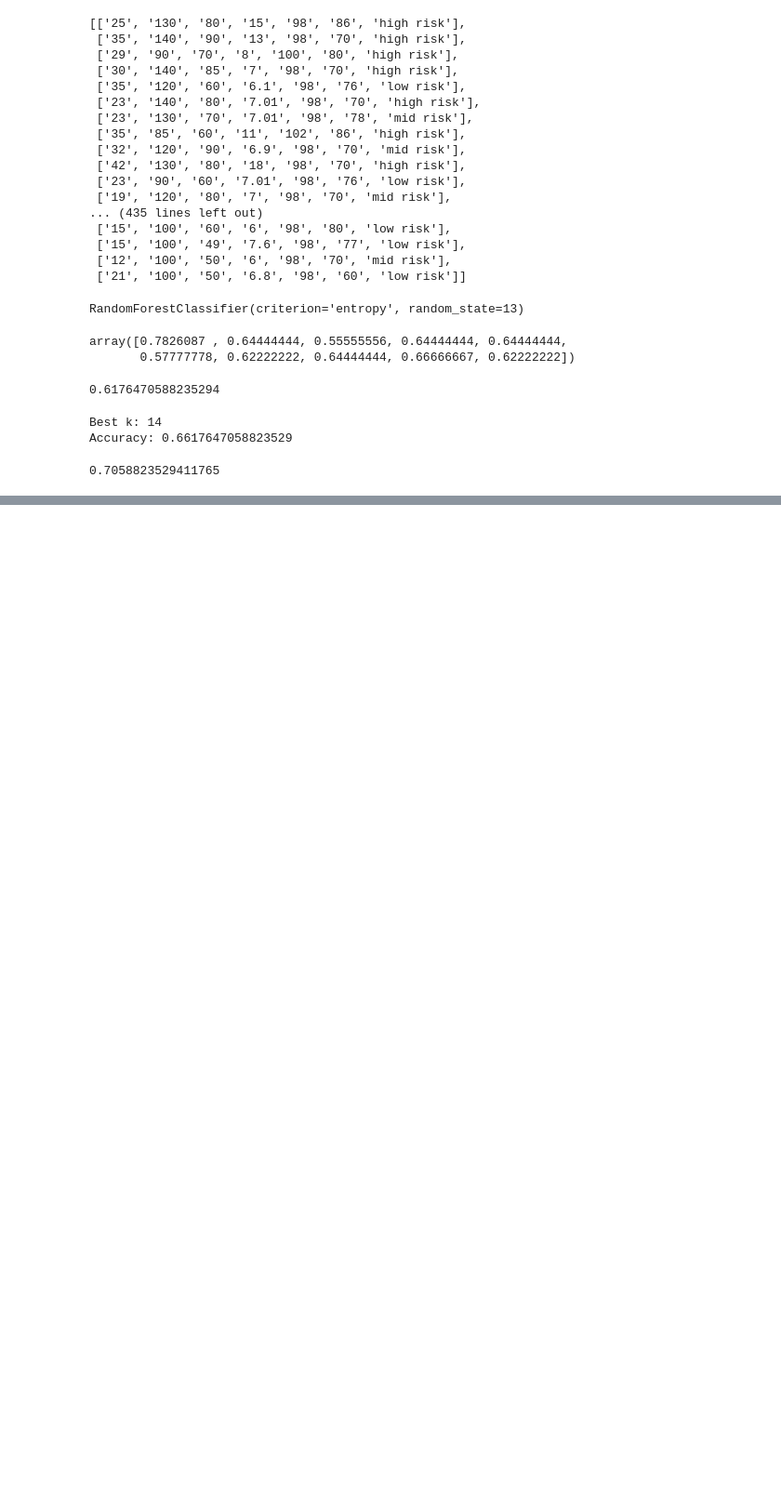
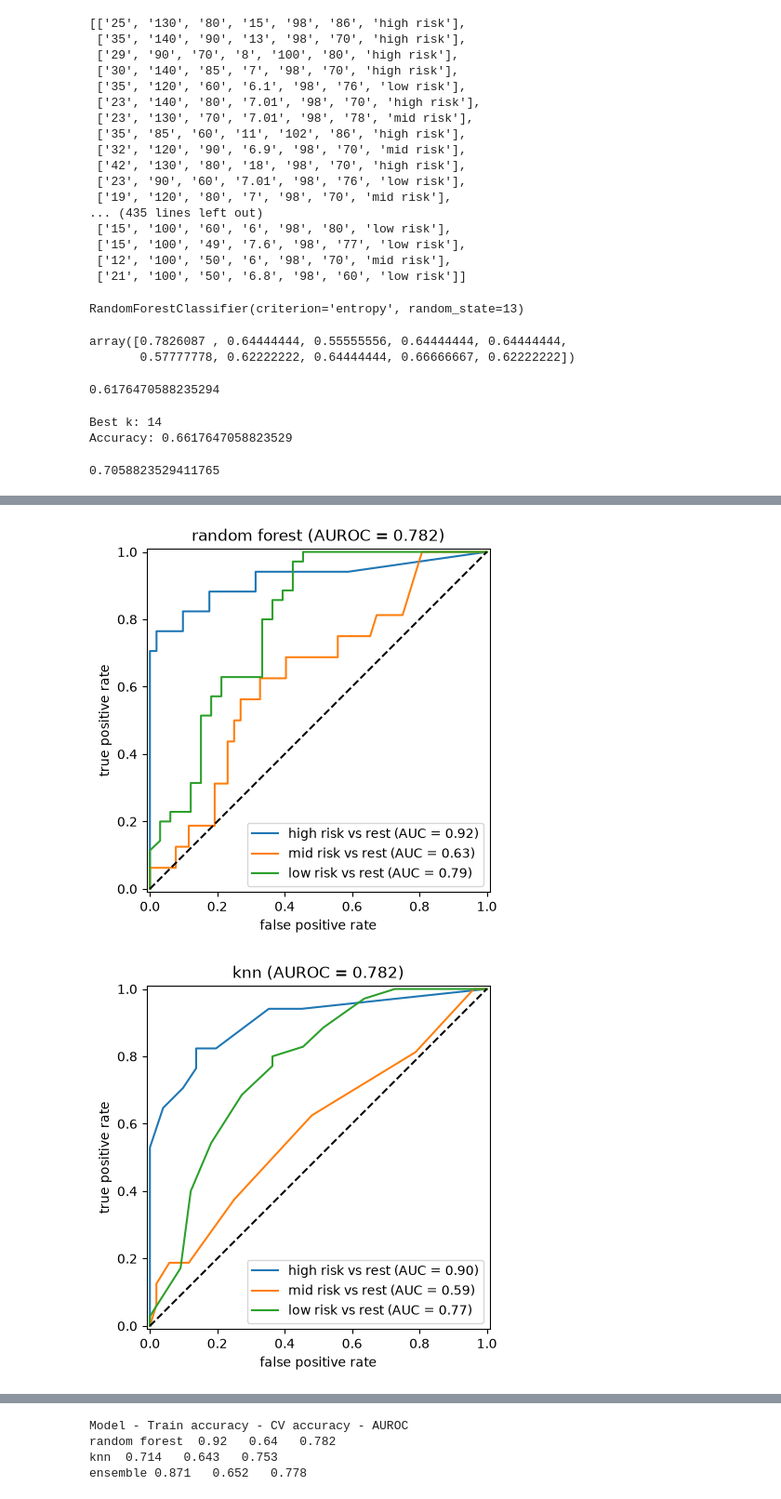
Before and after one commit to aschmidt2024/Predicting-Maternal-Health-Risk, a Jupyter notebook: FinalProject.ipynb, the cells around one changed output, grey strips where cells are left out. Shown at 93% size. Drawn from its saved outputs; the diff is of its cells as text; code cells hidden in the pictures; blank space fills up the shorter version.

```diff
--- a/FinalProject.ipynb
+++ b/FinalProject.ipynb
@@ -153,2 +241,49 @@ Ensemble CV accuracy:  [0.76086957 0.64444444 0.68888889 0.62222222 0.62222222 0
 # %%
 # roc curves and auroc
+# https://scikit-learn.org/stable/modules/generated/sklearn.metrics.RocCurveDisplay.html
+from sklearn.metrics import RocCurveDisplay
+
+probabilities = rfc.predict_proba(xtest)
+AUCs = []
+for riskLevel in [1, 2, 3]:
+    yBinary = [1 if label == riskLevel else 0 for label in ytest]
+    riskProbabilities = [p [riskLevel - 1] for p in probabilities]
+    display = RocCurveDisplay.from_predictions(yBinary, riskProbabilities, ax=plt.gca(), name=class_names[riskLevel] + " vs rest")
+    AUCs.append(display.roc_auc)
+rfAUC = sum(AUCs) / len(AUCs)
+plt.plot([0, 1], [0, 1], 'k--')
+plt.xlabel("false positive rate")
+plt.ylabel("true positive rate")
+plt.title("random forest" + " (AUROC = " + str(round(rfAUC, 3)) + ")")
+plt.show()
+
+probabilities = knn.predict_proba(xtestScaled)
+AUCs = []
+for riskLevel in [1, 2, 3]:
+    yBinary = [1 if label == riskLevel else 0 for label in ytest]
+    riskProbabilities = [p [riskLevel - 1] for p in probabilities]
+    display = RocCurveDisplay.from_predictions(yBinary, riskProbabilities, ax=plt.gca(), name=class_names[riskLevel] + " vs rest")
+    AUCs.append(display.roc_auc)
+knnAUC = sum(AUCs) / len(AUCs)
+plt.plot([0, 1], [0, 1], 'k--')
+plt.xlabel("false positive rate")
+plt.ylabel("true positive rate")
+plt.title("knn" + " (AUROC = " + str(round(rfAUC, 3)) + ")")
+plt.show()
+
+probabilities = ensemble.predict_proba(xtestScaled)
+AUCs = []
+for riskLevel in [1, 2, 3]:
+    yBinary = [1 if label == riskLevel else 0 for label in ytest]
+    riskProbabilities = [p [riskLevel - 1] for p in probabilities]
+    display = RocCurveDisplay.from_predictions(yBinary, riskProbabilities, ax=plt.gca(), name=class_names[riskLevel] + " vs rest")
+    AUCs.append(display.roc_auc)
+ensembleAUC = sum(AUCs) / len(AUCs)
+plt.plot([0, 1], [0, 1], 'k--')
+plt.xlabel("false positive rate")
+plt.ylabel("true positive rate")
+plt.title("ensemble" + " (AUROC = " + str(round(rfAUC, 3)) + ")")
+plt.show()
+# %% [output]
+[figure, added]
+[figure, added]
@@ -155,2 +291,15 @@ Ensemble CV accuracy:  [0.76086957 0.64444444 0.68888889 0.62222222 0.62222222 0
 # %%
 # check for overfitting
+rfAll = RandomForestClassifier(criterion="entropy", random_state=13).fit(xtrainScaled + xtestScaled, ytrain + ytest)
+knnAll = KNeighborsClassifier(n_neighbors=bestK).fit(xtrainScaled + xtestScaled, ytrain + ytest)
+ensembleAll = VotingClassifier(estimators=[('rf', rfAll), ('knn', knnAll)], voting='soft').fit(xtrainScaled + xtestScaled, ytrain + ytest)
+
+print("Model - Train accuracy - CV accuracy - AUROC")
+print("random forest ", round(accuracy_score(ytrain + ytest, rfAll.predict(xtrainScaled + xtestScaled)), 3), " ", round(rfScores.mean(), 3), " ", round(rfAUC, 3))
+print("knn ", round(accuracy_score(ytrain + ytest, knnAll.predict(xtrainScaled + xtestScaled)), 3), " ", round(knnScores.mean(), 3), " ", round(knnAUC, 3))
+print("ensemble", round(accuracy_score(ytrain + ytest, ensembleAll.predict(xtrainScaled + xtestScaled)), 3), " ", round(ensembleScores.mean(), 3), " ", round(ensembleAUC, 3))
+# %% [output]
+Model - Train accuracy - CV accuracy - AUROC
+random forest  0.92   0.64   0.782
+knn  0.714   0.643   0.753
+ensemble 0.871   0.652   0.778
```
Also changed, not shown: parts of 5 cells of this notebook.
